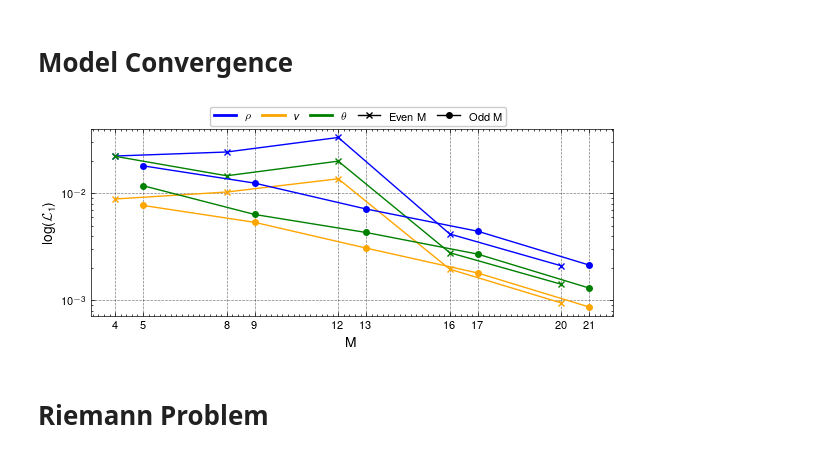
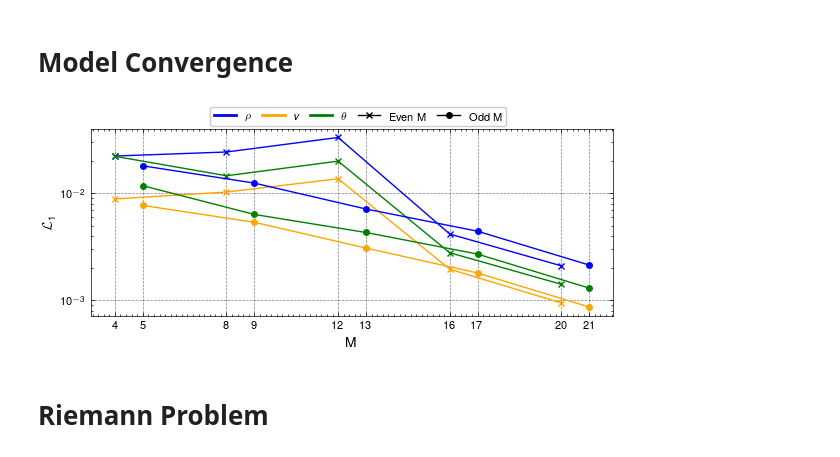
Before and after one commit to JanHab/ExtGram.jl, a Jupyter notebook: notebooks/ModelConvergence.ipynb, the cells around one changed output. Cells and saved outputs as stored; diff of their text form; code cells hidden in the pictures.

```diff
--- a/notebooks/ModelConvergence.ipynb
+++ b/notebooks/ModelConvergence.ipynb
@@ -146,7 +146,7 @@ for key in ['even', 'odd']:
     axs.semilogy(Moments[:-1], theta_err[key]['L1'], marker, color=colors[2])
 axs.set_xticks(Moments_even[:-1] + Moments_odd[:-1])
 axs.set_xlabel('M')
-axs.set_ylabel('$\\log(\\mathcal{L}_1)$')
+axs.set_ylabel('$\\mathcal{L}_1$')
 
 property_elements = [Line2D([0], [0], color=colors[i], lw=2, label=closure) for i, closure in enumerate(['$\\rho$', '$v$', '$\\theta$'])]
 
@@ -160,34 +160,34 @@ order_element = [
 #     loc='upper center',
 #     bbox_to_anchor=(0.5, 1.14),
 #     ncol=3,
 #     # frameon=True,
 #     columnspacing=1.0 # Adjust spacing between columns
 # )
 
 # leg2 = fig.legend(
 #     handles=order_element,
 #     loc='upper center',
 #     bbox_to_anchor=(0.5, 1.05),
 #     ncol=2,
 #     # frameon=True,
 #     columnspacing=1.0 # Adjust spacing between columns
 # )
 # fig.add_artist(leg1)
 
 leg = fig.legend(
     handles=property_elements+order_element,
     loc='upper center',
     bbox_to_anchor=(0.55, 1.05),
     ncol=5,
     # frameon=True,
     columnspacing=1.0 # Adjust spacing between columns
 )
 
 fig.tight_layout()
 fig.savefig('../out/Figures/ModelConvergence/ModelConvergence_L1.pdf', bbox_inches='tight')
 fig.show()
 # %% [output]
-[figure, old version]
+[figure, new version]
 # %% [markdown]
 # Riemann Problem
 # %%
```
Also changed, not shown: parts of 5 cells of this notebook, 2 other files.
